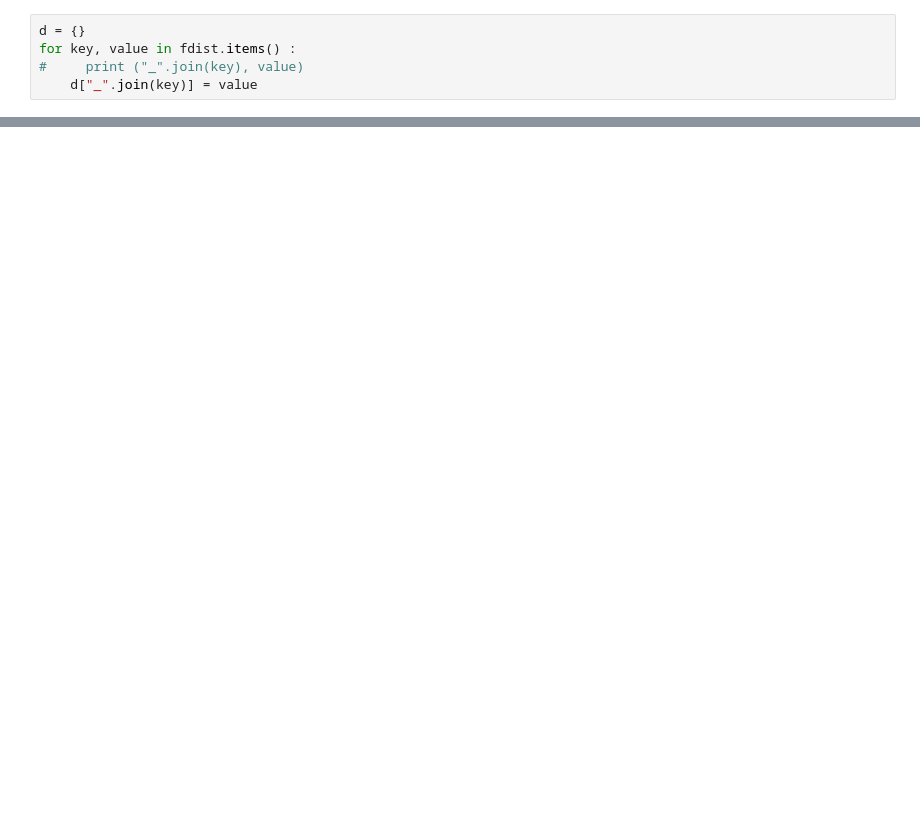
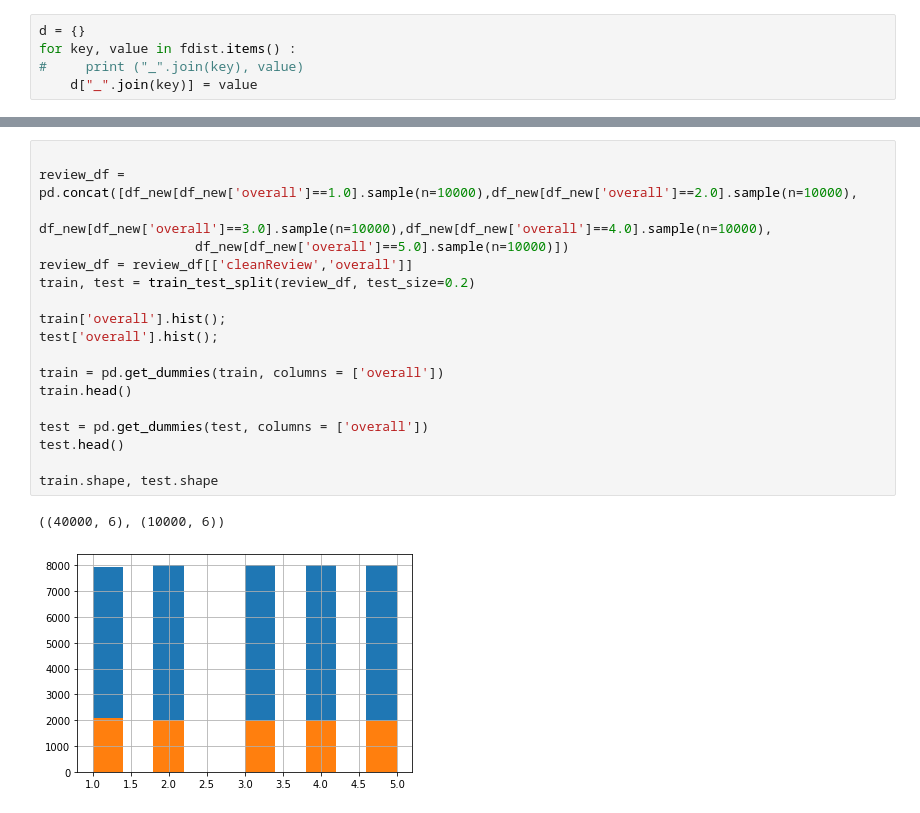
Before and after one commit to tapariaankit/SentimentAnalysis, a Jupyter notebook: ReviewAnalysis.ipynb, the cells around one changed output, grey strips where cells are left out. Drawn from its saved outputs; the diff is of its cells as text; blank space fills up the shorter version.

```diff
--- a/ReviewAnalysis.ipynb
+++ b/ReviewAnalysis.ipynb
@@ -436,0 +280,21 @@ word_dist.most_common(20)
+# %%
+
+review_df = pd.concat([df_new[df_new['overall']==1.0].sample(n=10000),df_new[df_new['overall']==2.0].sample(n=10000),
+                    df_new[df_new['overall']==3.0].sample(n=10000),df_new[df_new['overall']==4.0].sample(n=10000),
+                    df_new[df_new['overall']==5.0].sample(n=10000)])
+review_df = review_df[['cleanReview','overall']]
+train, test = train_test_split(review_df, test_size=0.2)
+
+train['overall'].hist();
+test['overall'].hist();
+
+train = pd.get_dummies(train, columns = ['overall'])
+train.head()
+
+test = pd.get_dummies(test, columns = ['overall'])
+test.head()
+
+train.shape, test.shape
+# %% [output]
+((40000, 6), (10000, 6))
+[figure, added]
```
Also changed, not shown: parts of 52 cells of this notebook, 2 other files.
